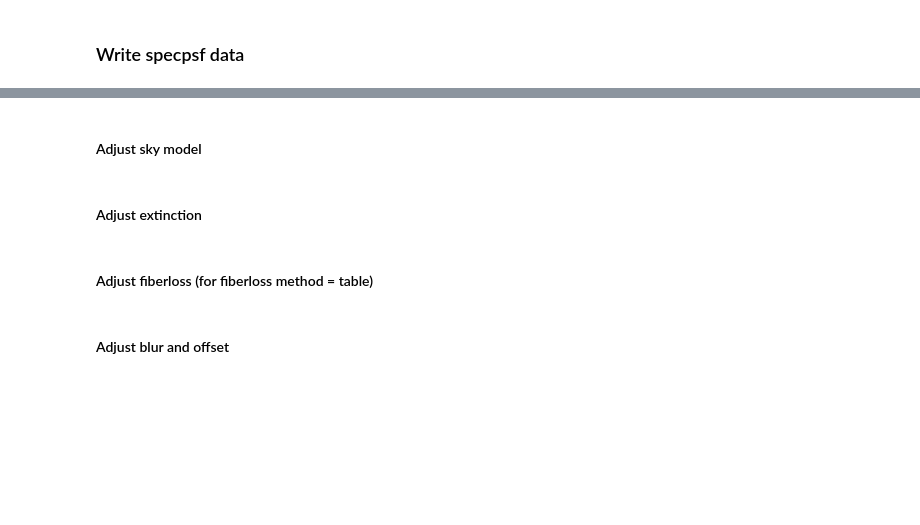
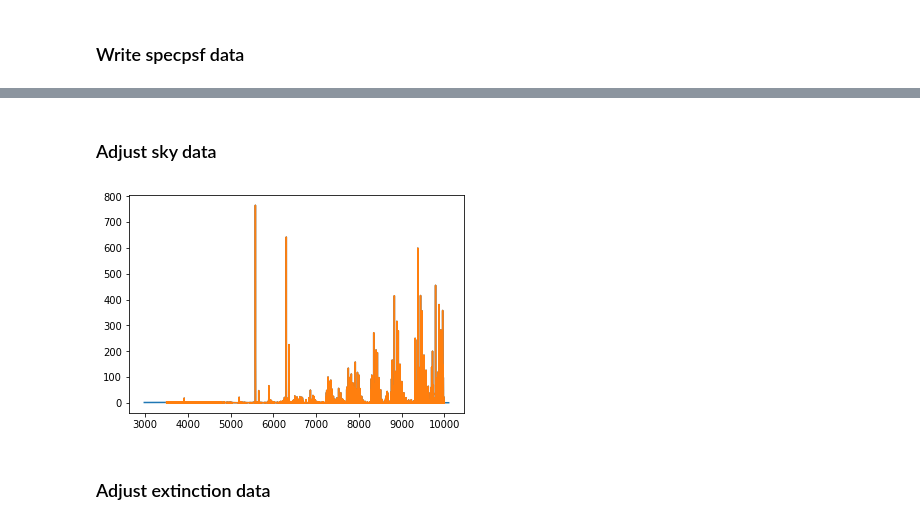
Before and after one commit to desihub/specsim, a Jupyter notebook: docs/nb/eBOSSConfigData.ipynb, the cells around one changed output, grey strips where cells are left out. Cells and saved outputs as stored; diff of their text form; code cells hidden in the pictures; blank space fills up the shorter version.

Commit message:
Extended Smee throughput values to go below 3000A

```diff
--- a/docs/nb/eBOSSConfigData.ipynb
+++ b/docs/nb/eBOSSConfigData.ipynb
@@ -24,4 +24,7 @@ finder = bossdata.path.Finder()
 mirror = bossdata.remote.Manager()
 # %% [output]
 0.3.2dev
+# %%
+desimodel_path = '/Users/belaabolfathi/desi/code/desimodel/data/'
+specsim_path = '/Users/belaabolfathi/desi/code/specsim/specsim/data/sdss/'
 # %% [markdown]
@@ -563,2 +535,34 @@ def adjust_interp(data, wlen_min, wlen_max, col1, col2):
+# %%
+def fit_and_pad(data, col1, col2, ni=None, nf=None, col1_min=2980, col1_max=10100, fit_order=1):
+
+    ## Fits a polynomial of order fit_order if ni/nf are specified, otherwise just pads with lowest/highest value
+
+    assert(data[col1][0] > col1_min)
+    assert(data[col1][-1] < col1_max)
+
+    dwlen = np.diff(data[col1])[100] # Choose an index in the middle since diff=0 at the beg/end for b/r cameras
+    col1_beg = np.arange(col1_min, data[col1][0], dwlen)
+    col1_end = np.arange(data[col1][-1], col1_max, dwlen)
+
+    if ni:
+        col1_beg = np.arange(col1_min, data[col1][ni[0]], dwlen)
+        func_beg = np.poly1d(np.polyfit(data[col1][ni[0]:ni[1]], data[col2][ni[0]:ni[1]], fit_order))
+        col2_beg = func_beg(col1_beg)
+    else:
+        col2_beg = np.full(len(col1_beg), data[col2][0])
+
+    if nf:
+        col1_end = np.arange(data[col1][nf[1]], col1_max, dwlen)
+        func_end = np.poly1d(np.polyfit(data[col1][nf[0]:nf[1]], data[col2][nf[0]:nf[1]], fit_order))
+        col2_end = func_end(col1_end)
+    else:
+        col2_end = np.full(len(col1_end), data[col2][-1])
+
+    pad_beg = Table([col1_beg, col2_beg], names=(col1, col2))
+    pad_end = Table([col1_end, col2_end], names=(col1, col2))
+    new_data = vstack([pad_beg, data])
+    new_data = vstack([new_data, pad_end])
+
+    return(new_data)
 # %% [markdown]
-#### Adjust sky model
+### Adjust sky data
@@ -577,4 +569,14 @@ new_spec_sky_bright.write(base_path + 'spectra/eboss-spec-sky-bright.dat', forma
+# %%
+desi_sky = Table.read(desimodel_path + 'spectra/spec-sky.dat', format='ascii')
+eboss_sky = fit_and_pad(desi_sky, 'WAVELENGTH', 'FLUX')
+eboss_sky.write(specsim_path + 'eboss-spec-sky.dat', format='ascii', overwrite=True)
+# %%
+plt.plot(eboss_sky['WAVELENGTH'], eboss_sky['FLUX'])
+plt.plot(desi_sky['WAVELENGTH'], desi_sky['FLUX'])
+plt.show()
+# %% [output]
+[figure, added]
 # %% [markdown]
-#### Adjust extinction
+### Adjust extinction data
 # %%
 extinction = Table.read('/Users/belaabolfathi/Data/desimodel/0.4.2/data/spectra/ZenithExtinction-KPNO.dat', format='ascii')
@@ -584,2 +584,0 @@ new_ext.write(base_path + 'spectra/eboss-KPNO-extinction.dat', format='ascii', o
-# %% [markdown]
-#### Adjust fiberloss (for fiberloss method = table)
@@ -607,2 +584,0 @@ new_perf_fiberloss.write(base_path + 'throughput/eboss-fiberloss-perfect.dat', f
-# %% [markdown]
-#### Adjust blur and offset
```
Also changed, not shown: parts of 51 cells of this notebook, 3 other files.
